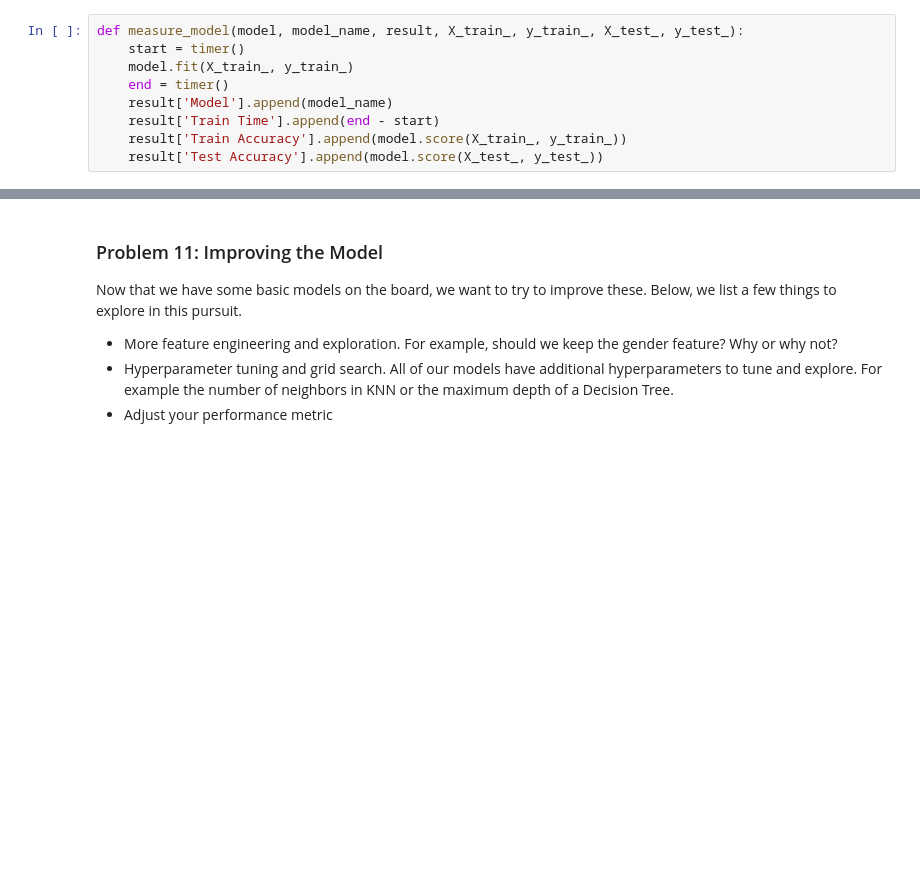
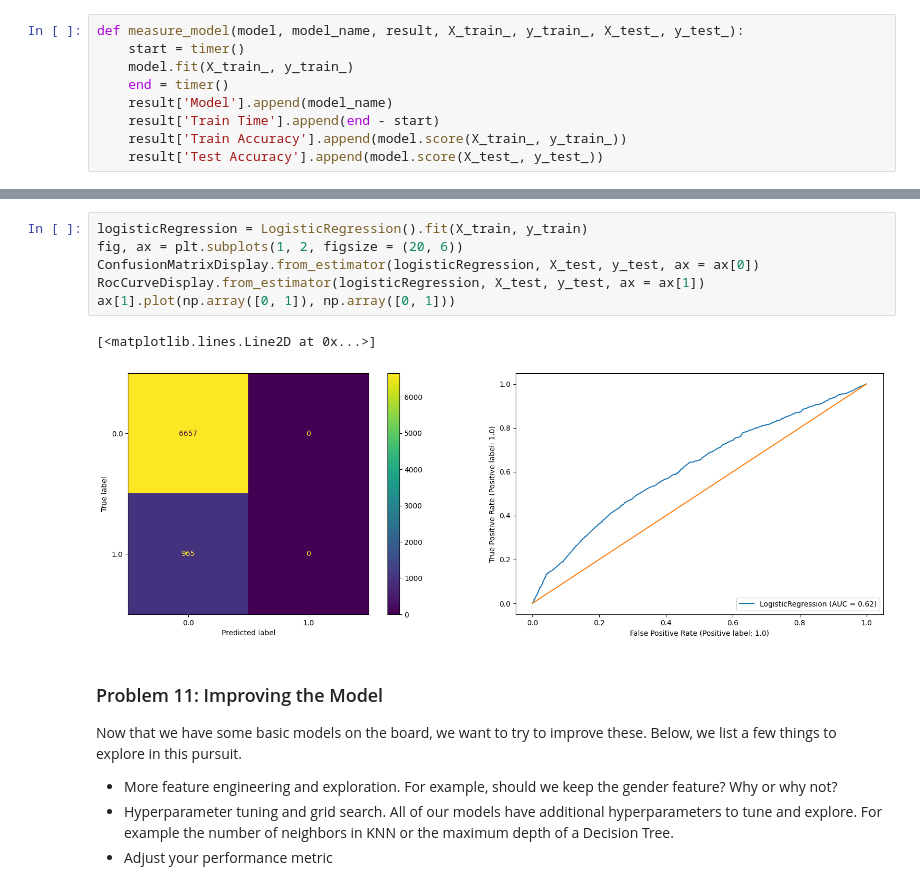
Before and after one commit to caller9/berkeley_ai_cert_module_17, a Jupyter notebook: practical_application_3.ipynb, the cells around one changed output, grey strips where cells are left out. Saved outputs shown, nothing was run; the diff lists cells and outputs as text; blank space fills up the shorter version.

```diff
--- a/practical_application_3.ipynb
+++ b/practical_application_3.ipynb
@@ -245,3 +249,12 @@ The best results of these models only match the baseline (always predict no) whi
+# %%
+logisticRegression = LogisticRegression().fit(X_train, y_train)
+fig, ax = plt.subplots(1, 2, figsize = (20, 6))
+ConfusionMatrixDisplay.from_estimator(logisticRegression, X_test, y_test, ax = ax[0])
+RocCurveDisplay.from_estimator(logisticRegression, X_test, y_test, ax = ax[1])
+ax[1].plot(np.array([0, 1]), np.array([0, 1]))
+# %% [output]
+[<matplotlib.lines.Line2D at 0x...>]
+[figure, added]
 # %% [markdown]
 ### Problem 11: Improving the Model
 
```
Also changed, not shown: parts of 29 cells of this notebook.
